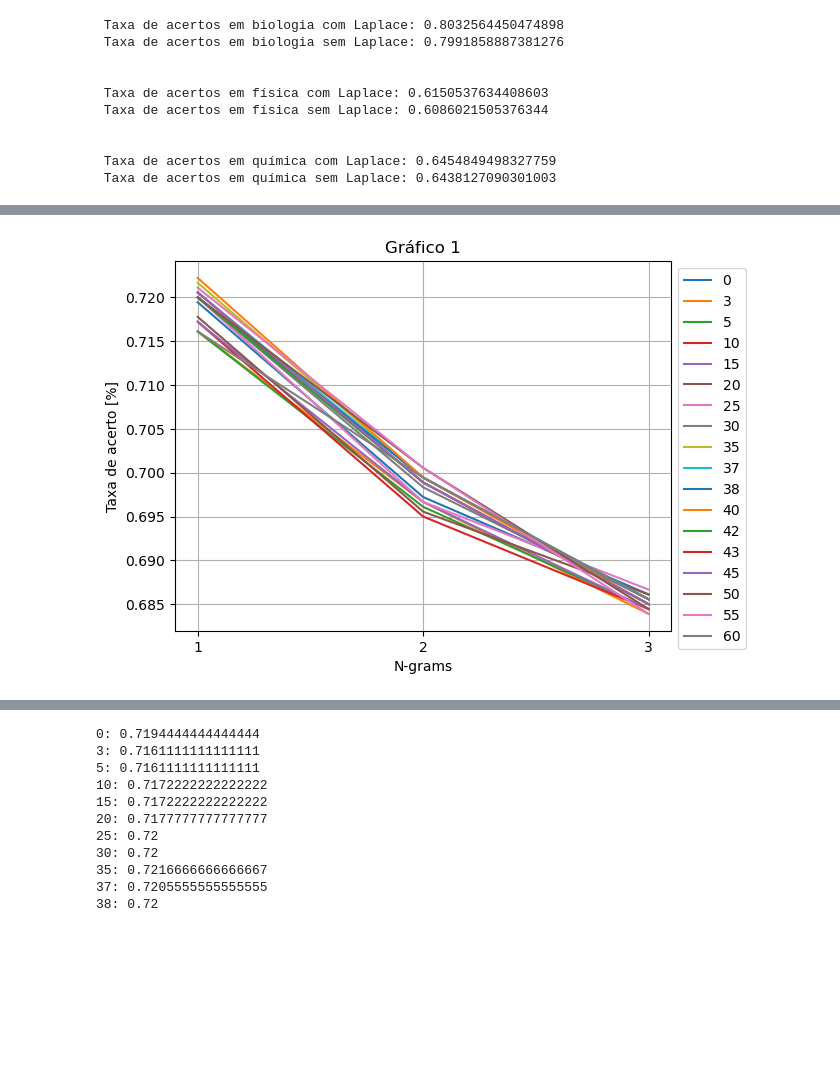
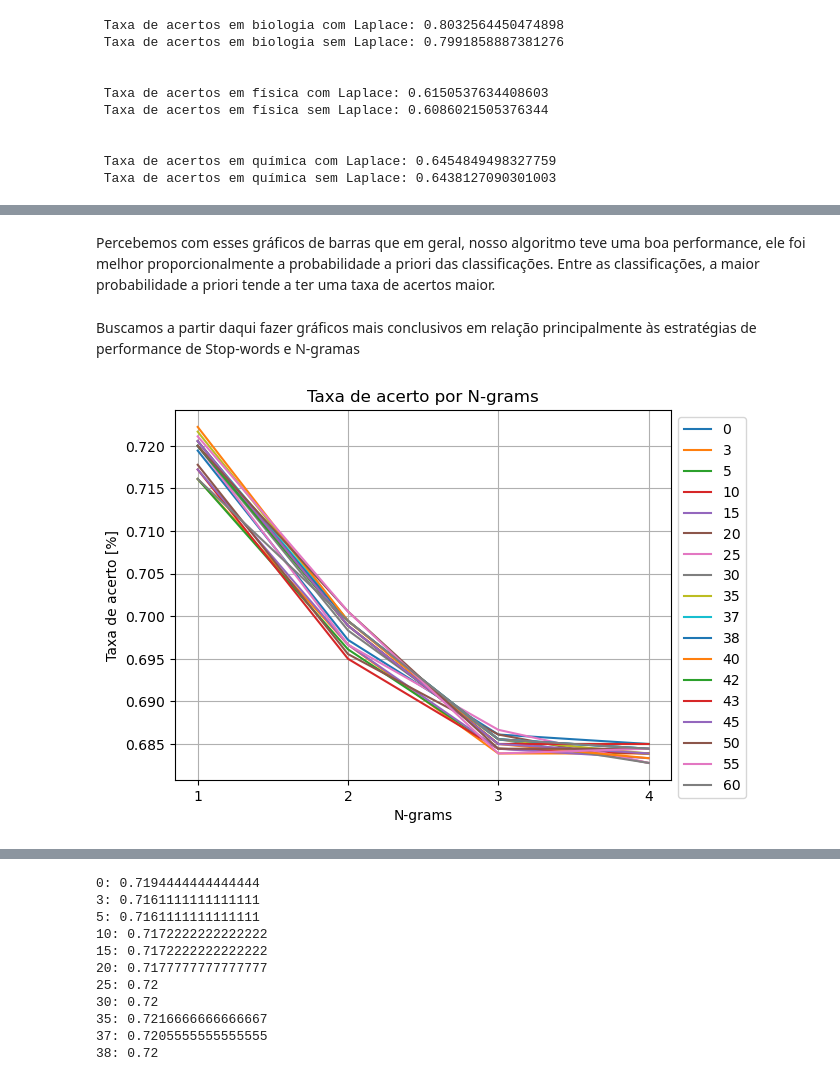
Before and after one commit to Danilo-C-Ramos/C-Dados-Grupo-1, a Jupyter notebook: Projeto1 Template copy.ipynb, the cells around one changed output, grey strips where cells are left out. Drawn from its saved outputs; the diff is of its cells as text; code cells hidden in the pictures; blank space fills up the shorter version.

```diff
--- a/Projeto1 Template copy.ipynb
+++ b/Projeto1 Template copy.ipynb
@@ -450,5 +458,9 @@ plt.show()
+# %% [markdown]
+Percebemos com esses gráficos de barras que em geral, nosso algoritmo teve uma boa performance, ele foi melhor proporcionalmente a probabilidade a priori das classificações. Entre as classificações, a maior probabilidade a priori tende a ter uma taxa de acertos maior.
+# %% [markdown]
+Buscamos a partir daqui fazer gráficos mais conclusivos em relação principalmente às estratégias de performance de Stop-words e N-gramas
 # %%
-N = np.arange(1,4)
+N = np.arange(1,5)
 
 # n_stop_words = np.arange(0, 65, 5)
 n_stop_words = [0, 3, 5, 10, 15, 20, 25, 30, 35, 37, 38, 40, 42, 43, 45, 50, 55, 60]
@@ -526,35 +538,35 @@ for n_stop in n_stop_words:
         tabela_B_raw = serie_biology.value_counts()
         tabela_B_freq = tabela_B_raw.sum()
         tabela_B_voc = tabela_B_raw.count()
 
         validacao = test.copy()
 
         validacao['algoL_log_certa'] = False
 
         validacao['algoL_log'] = 'NaN'
 
         for i, frase in enumerate(test.Comment):
             frase = cleanup_stopwords(frase, stop_words)
             validacao.loc[i, 'algoL_log'] = algoritmo_laplace_log(frase)
 
             if validacao.loc[i, 'algoL_log'] == validacao.loc[i, 'Topic']:
                 validacao.loc[i, 'algoL_log_certa'] = True
 
         acertos_n.append(validacao.algoL_log_certa.value_counts(True).iloc[0])
     lista_acertos_n.append(acertos_n[0])
 
 
     plt.plot(N, acertos_n, label=n_stop)
 
 plt.legend(loc='upper left', bbox_to_anchor=(1, 1))
 plt.grid()
-plt.title('Gráfico 1')
+plt.title('Taxa de acerto por N-grams')
 plt.xlabel('N-grams')
 plt.ylabel('Taxa de acerto [%]')
 plt.xticks(N)
 plt.show()
 # %% [output]
-[figure, old version]
+[figure, new version]
 # %%
 plt.plot(n_stop_words, lista_acertos_n, 'r--')
 plt.plot(n_stop_words, lista_acertos_n, 'ro')
```
Also changed, not shown: parts of 12 cells of this notebook.
